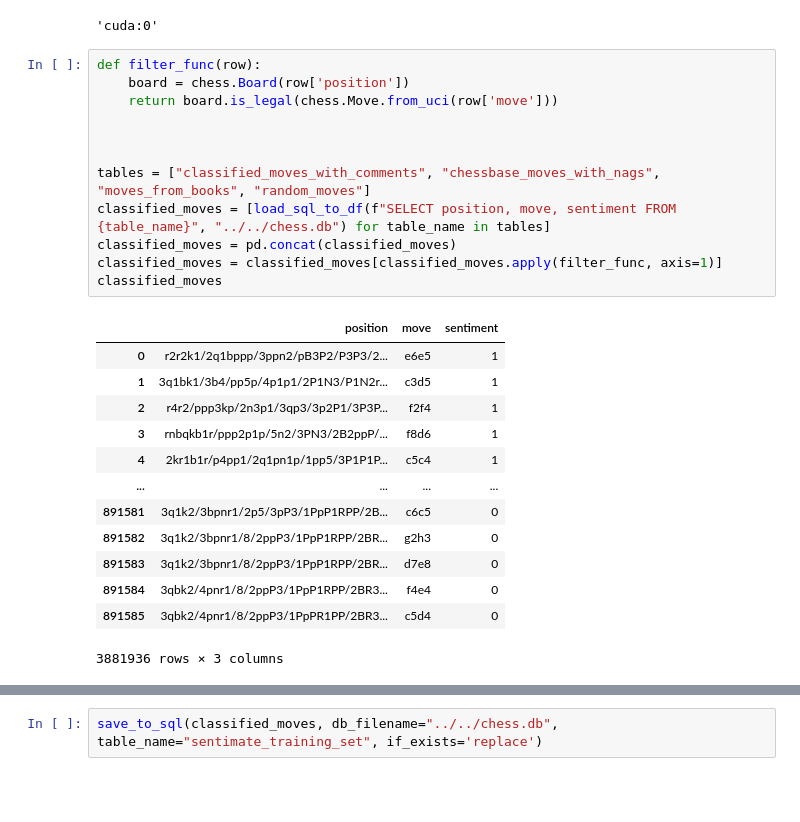
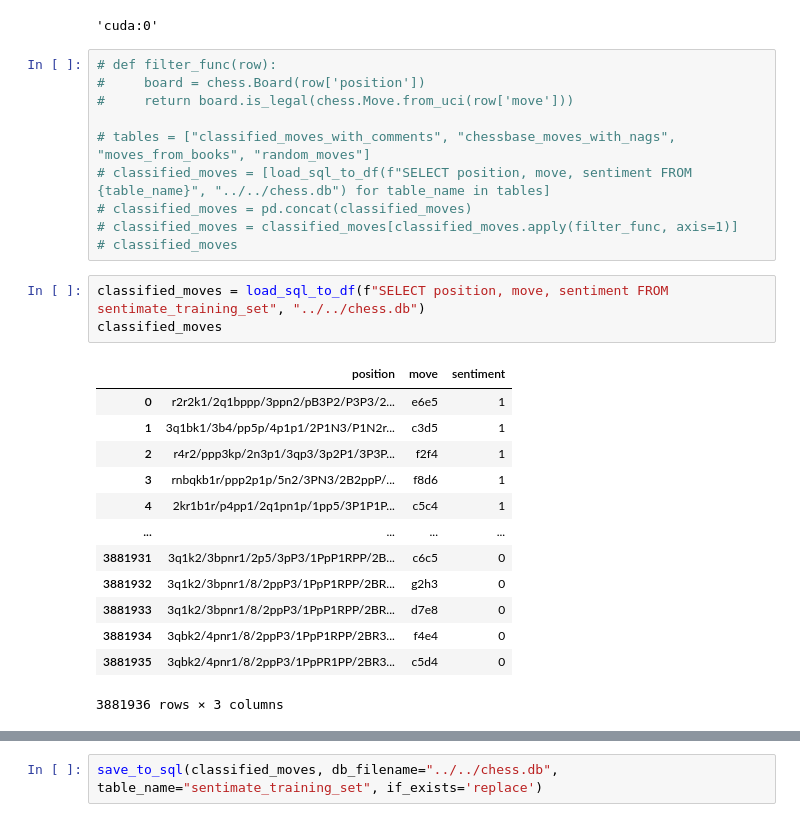
Before and after one commit to Kamil2601/NLP-chess-engine, a Jupyter notebook: src/move_evaluation/move_evaluation.ipynb, the cells around one changed output, grey strips where cells are left out. Drawn from its saved outputs; the diff is of its cells as text; blank space fills up the shorter version.

```diff
--- a/src/move_evaluation/move_evaluation.ipynb
+++ b/src/move_evaluation/move_evaluation.ipynb
@@ -32,31 +32,32 @@ device
 # %% [output]
 'cuda:0'
 # %%
-def filter_func(row):
-    board = chess.Board(row['position'])
-    return board.is_legal(chess.Move.from_uci(row['move']))
+# def filter_func(row):
+#     board = chess.Board(row['position'])
+#     return board.is_legal(chess.Move.from_uci(row['move']))
 
-
-
-tables = ["classified_moves_with_comments", "chessbase_moves_with_nags", "moves_from_books", "random_moves"]
-classified_moves = [load_sql_to_df(f"SELECT position, move, sentiment FROM {table_name}", "../../chess.db") for table_name in tables]
-classified_moves = pd.concat(classified_moves)
-classified_moves = classified_moves[classified_moves.apply(filter_func, axis=1)]
-classified_moves
+# tables = ["classified_moves_with_comments", "chessbase_moves_with_nags", "moves_from_books", "random_moves"]
+# classified_moves = [load_sql_to_df(f"SELECT position, move, sentiment FROM {table_name}", "../../chess.db") for table_name in tables]
+# classified_moves = pd.concat(classified_moves)
+# classified_moves = classified_moves[classified_moves.apply(filter_func, axis=1)]
+# classified_moves
-# %% [output]
-|  | position | move | sentiment |
-| 0 | r2r2k1/2q1bppp/3ppn2/pB3P2/P3P3/2... | e6e5 | 1 |
-| 1 | 3q1bk1/3b4/pp5p/4p1p1/2P1N3/P1N2r... | c3d5 | 1 |
-| 2 | r4r2/ppp3kp/2n3p1/3qp3/3p2P1/3P3P... | f2f4 | 1 |
-| 3 | rnbqkb1r/ppp2p1p/5n2/3PN3/2B2ppP/... | f8d6 | 1 |
-| 4 | 2kr1b1r/p4pp1/2q1pn1p/1pp5/3P1P1P... | c5c4 | 1 |
-| ... | ... | ... | ... |
-| 891581 | 3q1k2/3bpnr1/2p5/3pP3/1PpP1RPP/2B... | c6c5 | 0 |
-| 891582 | 3q1k2/3bpnr1/8/2ppP3/1PpP1RPP/2BR... | g2h3 | 0 |
-| 891583 | 3q1k2/3bpnr1/8/2ppP3/1PpP1RPP/2BR... | d7e8 | 0 |
-| 891584 | 3qbk2/4pnr1/8/2ppP3/1PpP1RPP/2BR3... | f4e4 | 0 |
-| 891585 | 3qbk2/4pnr1/8/2ppP3/1PpPR1PP/2BR3... | c5d4 | 0 |
-3881936 rows × 3 columns
+# %%
+classified_moves = load_sql_to_df(f"SELECT position, move, sentiment FROM sentimate_training_set", "../../chess.db")
+classified_moves
+# %% [output]
+|  | position | move | sentiment |
+| 0 | r2r2k1/2q1bppp/3ppn2/pB3P2/P3P3/2... | e6e5 | 1 |
+| 1 | 3q1bk1/3b4/pp5p/4p1p1/2P1N3/P1N2r... | c3d5 | 1 |
+| 2 | r4r2/ppp3kp/2n3p1/3qp3/3p2P1/3P3P... | f2f4 | 1 |
+| 3 | rnbqkb1r/ppp2p1p/5n2/3PN3/2B2ppP/... | f8d6 | 1 |
+| 4 | 2kr1b1r/p4pp1/2q1pn1p/1pp5/3P1P1P... | c5c4 | 1 |
+| ... | ... | ... | ... |
+| 3881931 | 3q1k2/3bpnr1/2p5/3pP3/1PpP1RPP/2B... | c6c5 | 0 |
+| 3881932 | 3q1k2/3bpnr1/8/2ppP3/1PpP1RPP/2BR... | g2h3 | 0 |
+| 3881933 | 3q1k2/3bpnr1/8/2ppP3/1PpP1RPP/2BR... | d7e8 | 0 |
+| 3881934 | 3qbk2/4pnr1/8/2ppP3/1PpP1RPP/2BR3... | f4e4 | 0 |
+| 3881935 | 3qbk2/4pnr1/8/2ppP3/1PpPR1PP/2BR3... | c5d4 | 0 |
+3881936 rows × 3 columns
 # %%
 classified_moves[classified_moves.sentiment == 0]
 # %% [output]
```
Also changed, not shown: parts of 10 cells of this notebook, 5 other files.
